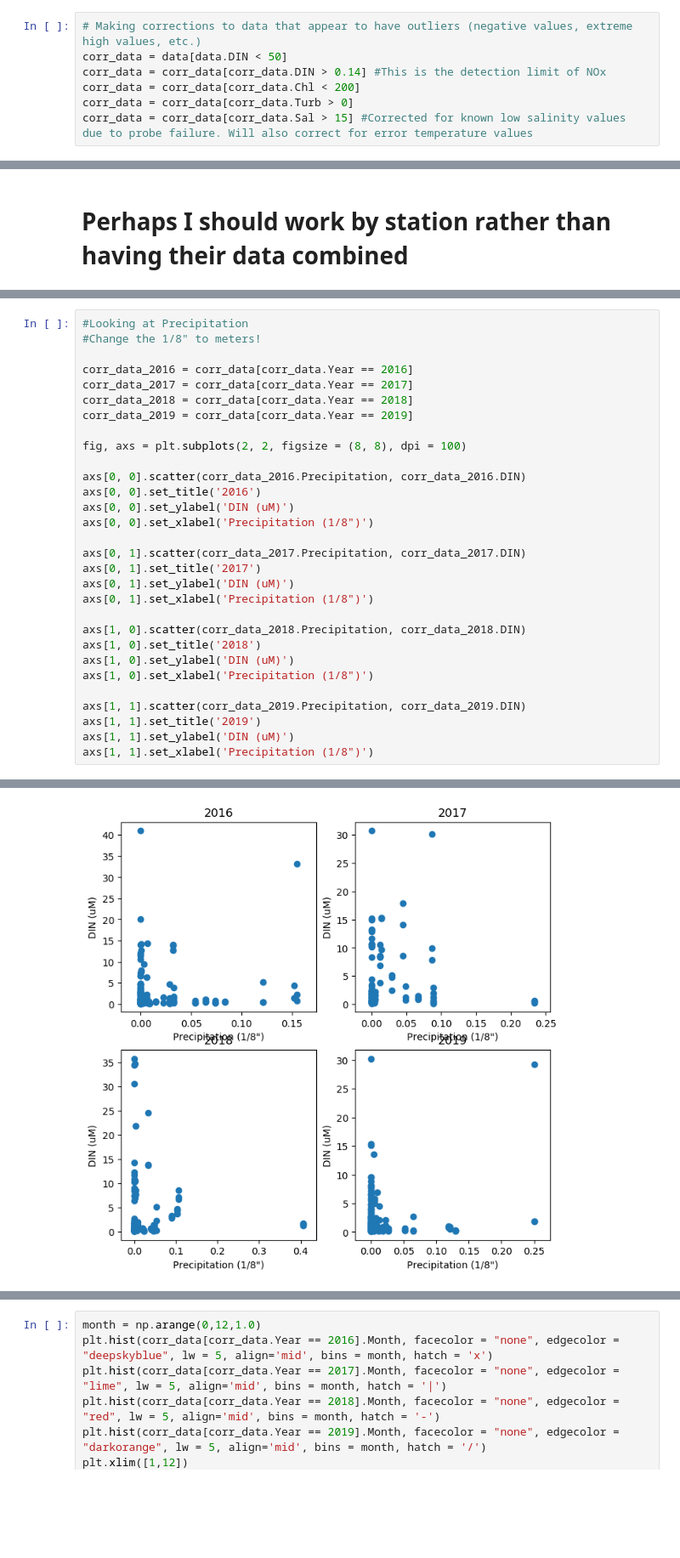
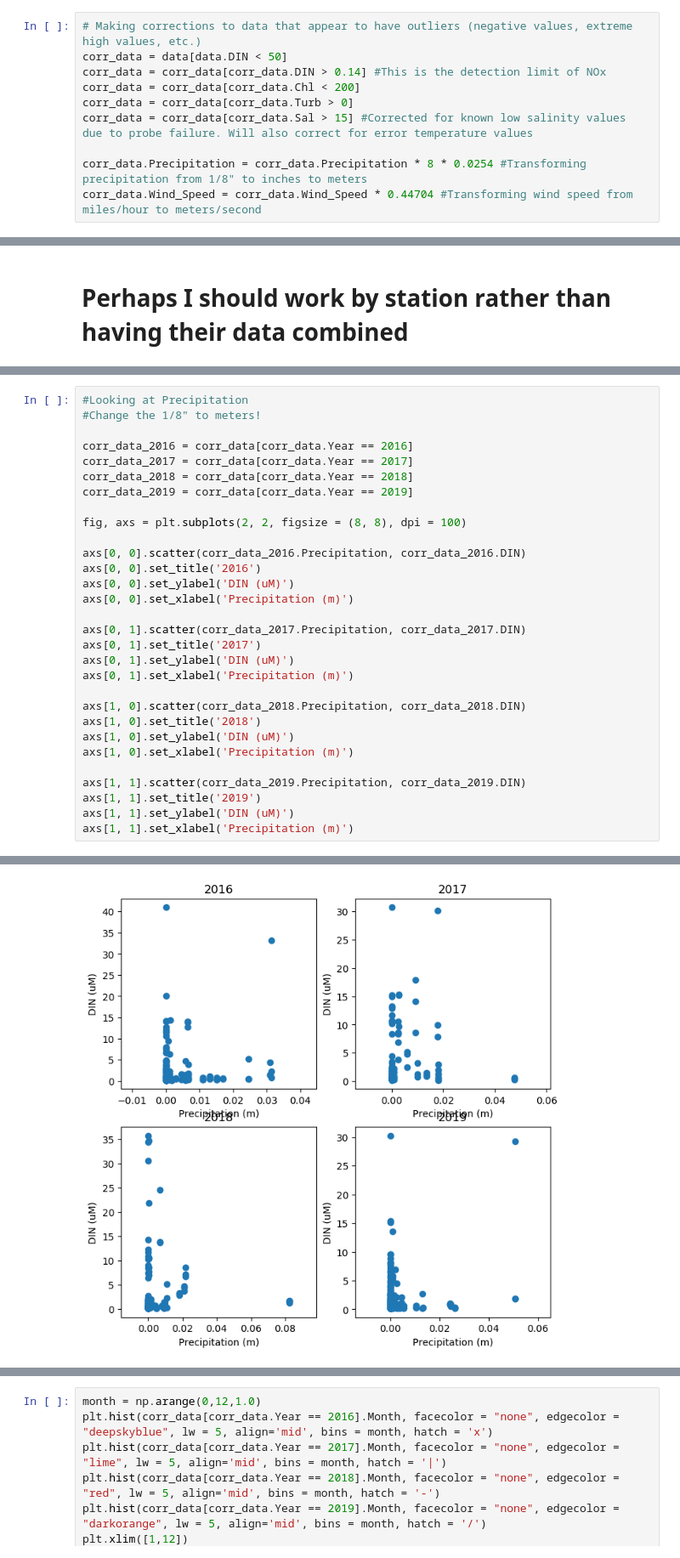
Before and after one commit to mechasch/OEAS895_Project, a Jupyter notebook: Project_Exploratory_Analysis.ipynb, the cells around one changed output, grey strips where cells are left out. Shown at 85% size. Saved outputs shown, nothing was run; the diff lists cells and outputs as text; blank space fills up the shorter version.

Commit message:
Updated graphs and calculations
Update plot labels and corrected wind speed and precipitation amounts.

```diff
--- a/Project_Exploratory_Analysis.ipynb
+++ b/Project_Exploratory_Analysis.ipynb
@@ -87,6 +87,9 @@ corr_data = corr_data[corr_data.DIN > 0.14] #This is the detection limit of NOx
 corr_data = corr_data[corr_data.Chl < 200]
 corr_data = corr_data[corr_data.Turb > 0]
 corr_data = corr_data[corr_data.Sal > 15] #Corrected for known low salinity values due to probe failure. Will also correct for error temperature values
+
+corr_data.Precipitation = corr_data.Precipitation * 8 * 0.0254 #Transforming precipitation from 1/8" to inches to meters
+corr_data.Wind_Speed = corr_data.Wind_Speed * 0.44704 #Transforming wind speed from miles/hour to meters/second
 # %%
 corr_data.describe()
 # %% [output]
@@ -403,20 +406,20 @@ fig, axs = plt.subplots(2, 2, figsize = (8, 8), dpi = 100)
 axs[0, 0].scatter(corr_data_2016.Precipitation, corr_data_2016.DIN)
 axs[0, 0].set_title('2016')
 axs[0, 0].set_ylabel('DIN (uM)')
-axs[0, 0].set_xlabel('Precipitation (1/8")')
+axs[0, 0].set_xlabel('Precipitation (m)')
 
 axs[0, 1].scatter(corr_data_2017.Precipitation, corr_data_2017.DIN)
 axs[0, 1].set_title('2017')
 axs[0, 1].set_ylabel('DIN (uM)')
-axs[0, 1].set_xlabel('Precipitation (1/8")')
+axs[0, 1].set_xlabel('Precipitation (m)')
 
 axs[1, 0].scatter(corr_data_2018.Precipitation, corr_data_2018.DIN)
 axs[1, 0].set_title('2018')
 axs[1, 0].set_ylabel('DIN (uM)')
-axs[1, 0].set_xlabel('Precipitation (1/8")')
+axs[1, 0].set_xlabel('Precipitation (m)')
 
 axs[1, 1].scatter(corr_data_2019.Precipitation, corr_data_2019.DIN)
 axs[1, 1].set_title('2019')
 axs[1, 1].set_ylabel('DIN (uM)')
-axs[1, 1].set_xlabel('Precipitation (1/8")')
+axs[1, 1].set_xlabel('Precipitation (m)')
 # %% [output]
@@ -424,4 +427,4 @@ Text(0.5, 0, 'Precipitation (1/8")')
-[figure, old version]
+[figure, new version]
 # %%
 #Looking at wind speed
 corr_data_2016 = corr_data[corr_data.Year == 2016]
```
Also changed, not shown: parts of 20 cells of this notebook.
